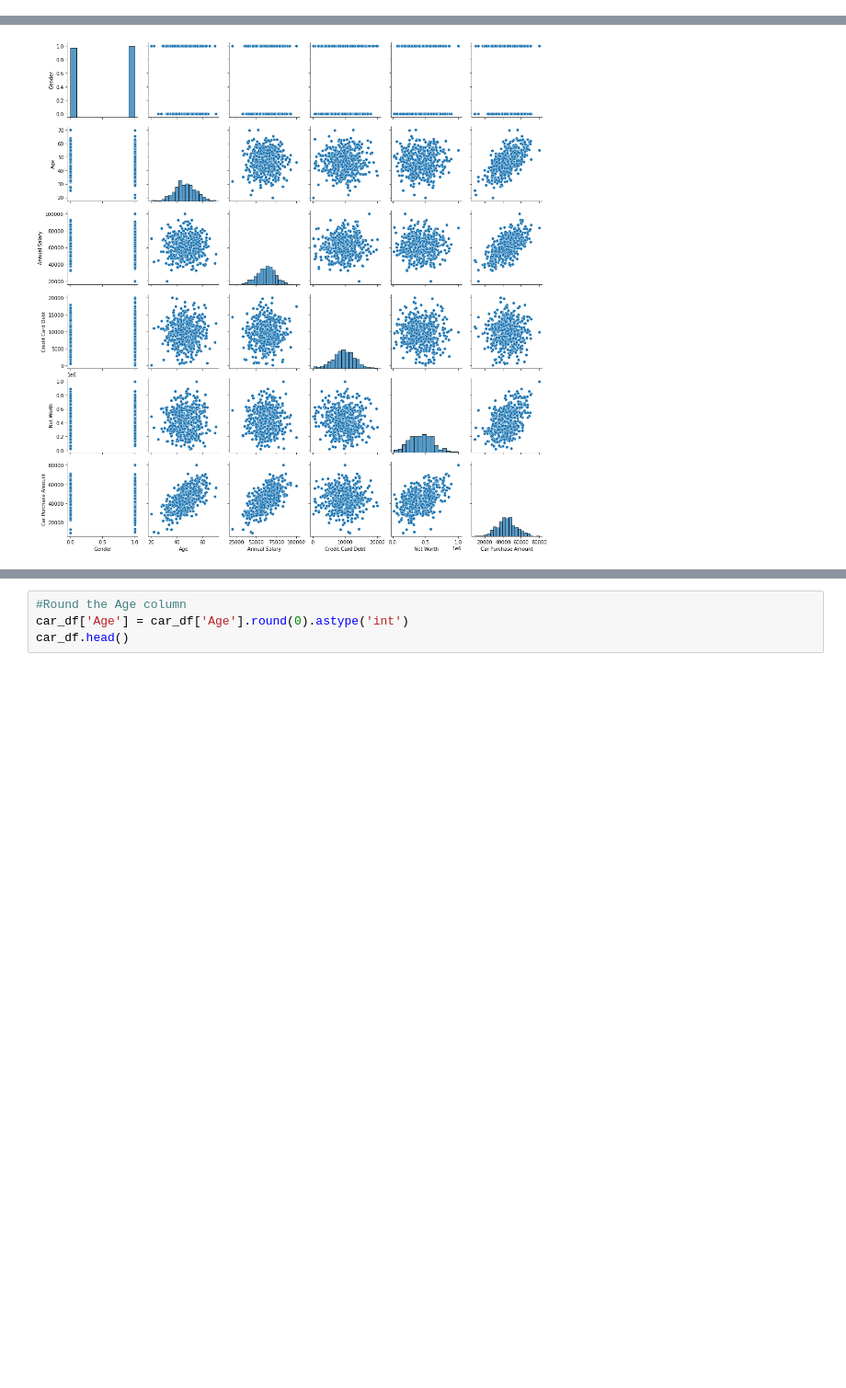
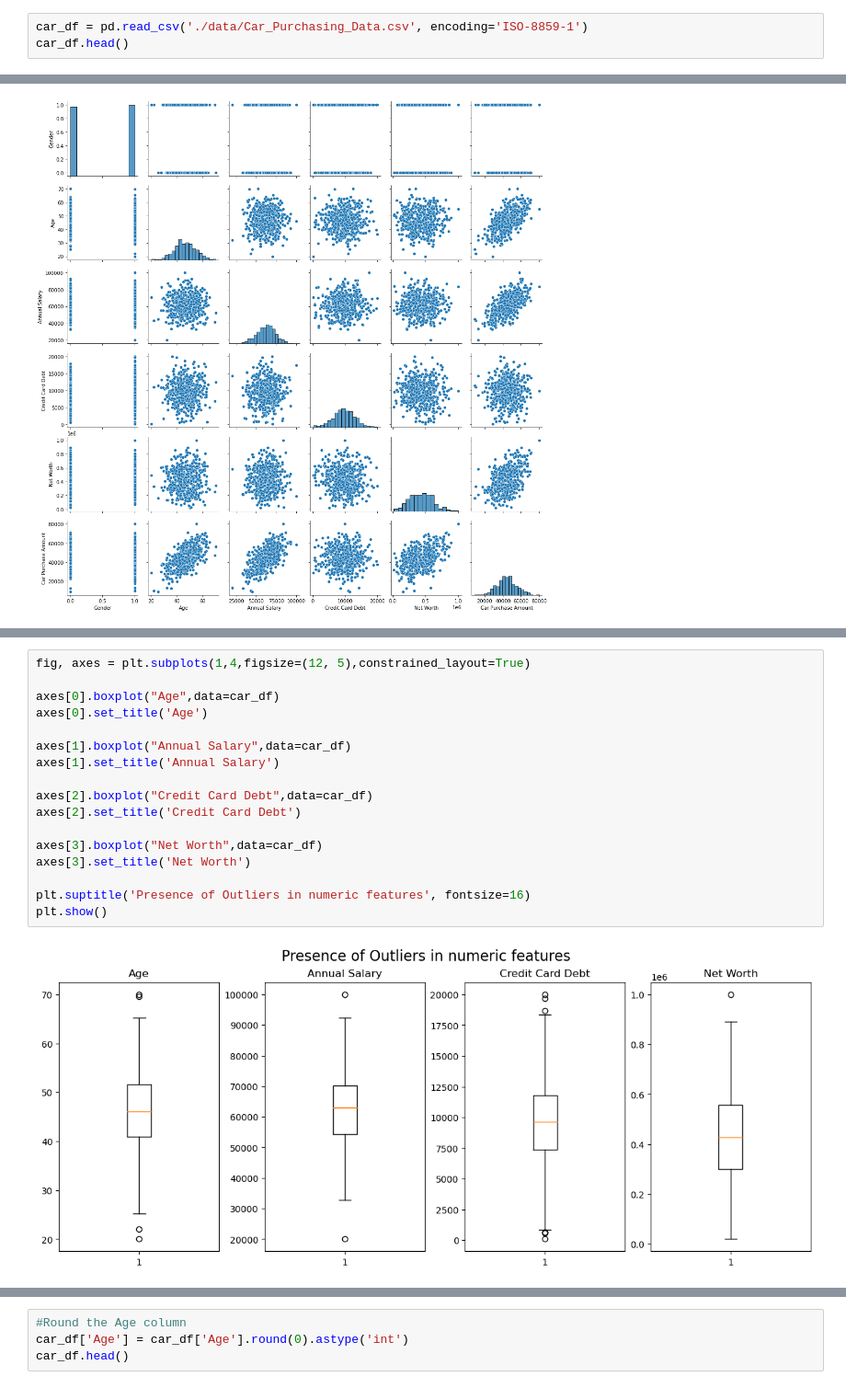
Before and after one commit to HenriqueRenda/CarSalesPrediction, a Jupyter notebook: notebook.ipynb, the cells around one changed output, grey strips where cells are left out. Shown at 92% size. Cells and saved outputs as stored; diff of their text form; blank space fills up the shorter version.

```diff
--- a/Project 1 - Car Purchase Amount Predictions Using ANNs.ipynb
+++ b/notebook.ipynb
@@ -36,0 +58,3 @@ from keras.layers import Dense
+# %%
+car_df = pd.read_csv('./data/Car_Purchasing_Data.csv', encoding='ISO-8859-1')
+car_df.head()
@@ -55,0 +103,19 @@ sns.pairplot(car_df)
+# %%
+fig, axes = plt.subplots(1,4,figsize=(12, 5),constrained_layout=True)
+
+axes[0].boxplot("Age",data=car_df)
+axes[0].set_title('Age')
+
+axes[1].boxplot("Annual Salary",data=car_df)
+axes[1].set_title('Annual Salary')
+
+axes[2].boxplot("Credit Card Debt",data=car_df)
+axes[2].set_title('Credit Card Debt')
+
+axes[3].boxplot("Net Worth",data=car_df)
+axes[3].set_title('Net Worth')
+
+plt.suptitle('Presence of Outliers in numeric features', fontsize=16)
+plt.show()
+# %% [output]
+[figure, added]
```
Also changed, not shown: parts of 36 cells of this notebook, 1 other file.
